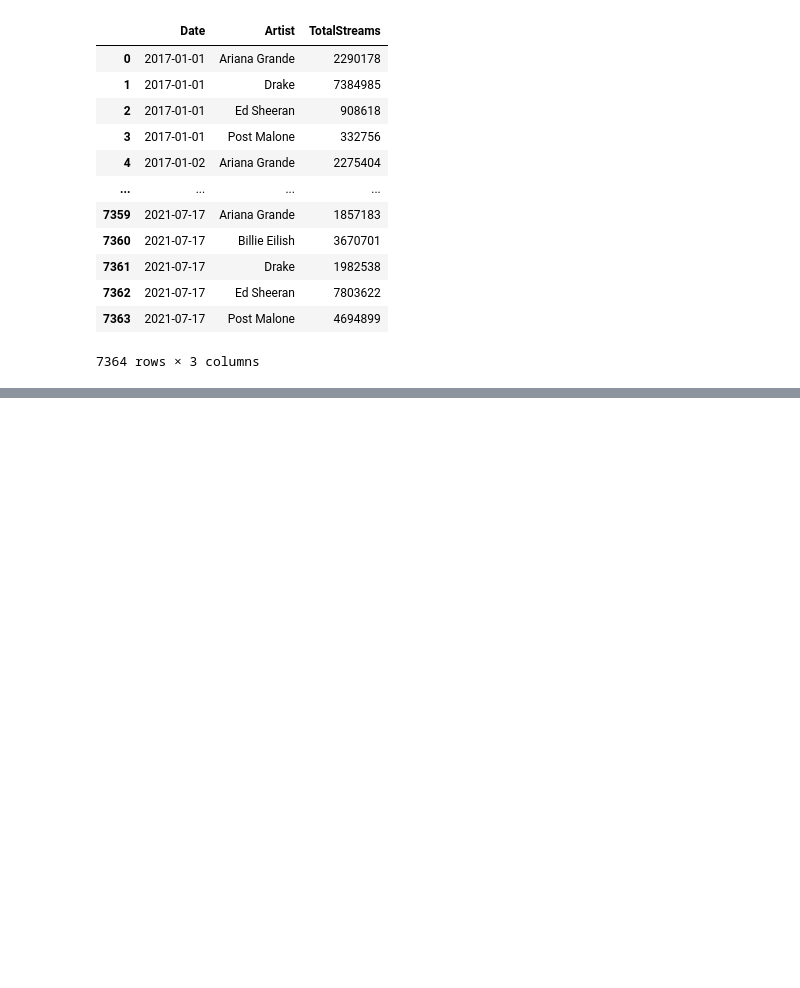
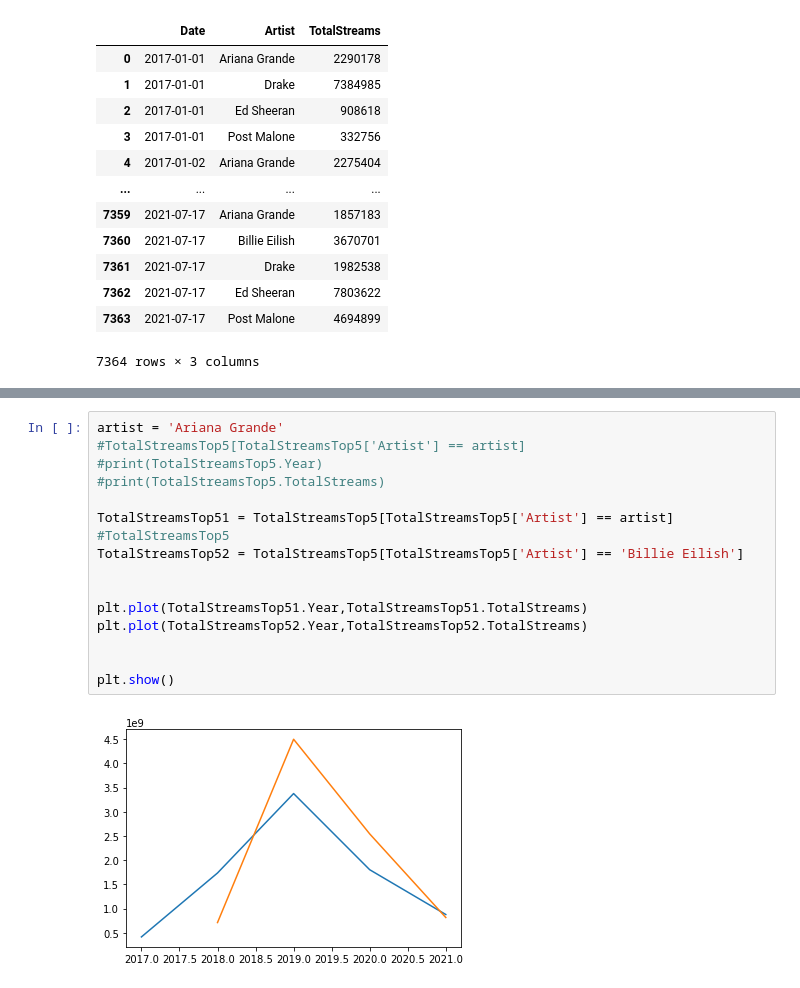
Before and after one commit to IDSF21/assignment-2-junejajai402, a Jupyter notebook: project2.ipynb, the cells around one changed output, grey strips where cells are left out. Drawn from its saved outputs; the diff is of its cells as text; blank space fills up the shorter version.

```diff
--- a/project2.ipynb
+++ b/project2.ipynb
@@ -423,0 +451,18 @@ Ariana Grande
+# %%
+artist = 'Ariana Grande'
+#TotalStreamsTop5[TotalStreamsTop5['Artist'] == artist]
+#print(TotalStreamsTop5.Year)
+#print(TotalStreamsTop5.TotalStreams)
+
+TotalStreamsTop51 = TotalStreamsTop5[TotalStreamsTop5['Artist'] == artist]
+#TotalStreamsTop5
+TotalStreamsTop52 = TotalStreamsTop5[TotalStreamsTop5['Artist'] == 'Billie Eilish']
+
+
+plt.plot(TotalStreamsTop51.Year,TotalStreamsTop51.TotalStreams)
+plt.plot(TotalStreamsTop52.Year,TotalStreamsTop52.TotalStreams)
+
+
+plt.show()
+# %% [output]
+[figure, added]
```
Also changed, not shown: parts of 7 cells of this notebook.
